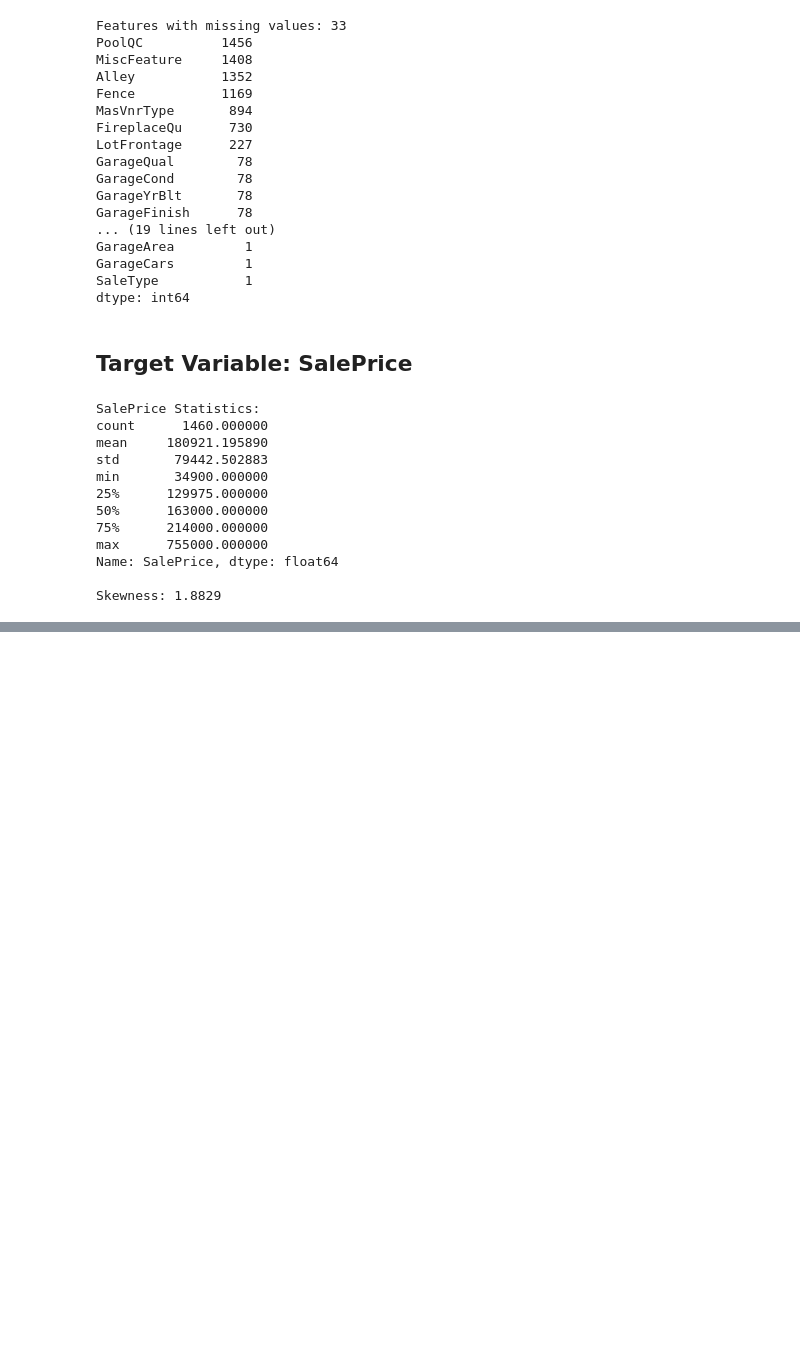
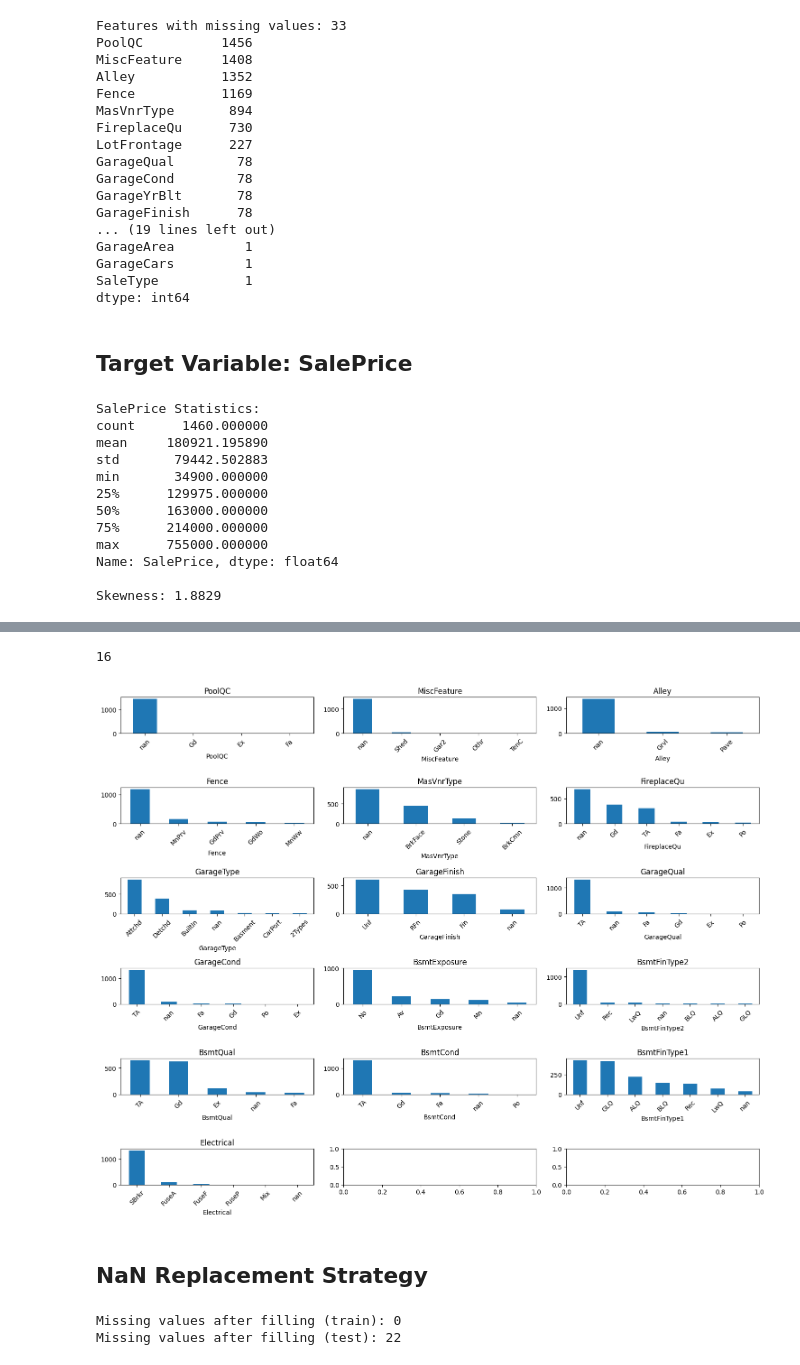
Before and after one commit to AsserMahmoud-DS/realestatecons, a Jupyter notebook: notebooks/eda.ipynb, the cells around one changed output, grey strips where cells are left out. Cells and saved outputs as stored; diff of their text form; code cells hidden in the pictures; blank space fills up the shorter version.

```diff
--- a/notebooks/eda.ipynb
+++ b/notebooks/eda.ipynb
@@ -174,0 +220,8 @@ Skewness: 1.8829
+# %%
+# Get categorical columns with missing values
+categorical_missing = [c for c in missing_cols if c in categorical_cols]
+print('Categorical columns with missing values:', categorical_missing)
+print()
+for col in categorical_missing:
+    print(f'\n{col}:')
+    print(train_df[col].value_counts(dropna=False))
@@ -174,0 +246,21 @@ Skewness: 1.8829
+# %%
+len(categorical_missing)
+# %% [output]
+16
+# %%
+# Plot bar charts for categorical features with missing values (top 10 categories)
+fig, axes = plt.subplots(6, 3, figsize=(15, 12))
+axes = axes.ravel()
+
+for i, col in enumerate(categorical_missing[:]):
+    train_df[col].value_counts(dropna=False).head(10).plot(kind='bar', ax=axes[i])
+    axes[i].set_title(f'{col}')
+    axes[i].tick_params(axis='x', rotation=45)
+
+plt.tight_layout()
+plt.savefig(BASE_DIR / 'reports' / 'figures' / 'missing_categorical_bars.png', dpi=100)
+plt.show()
+# %% [output]
+[figure, added]
+# %% [markdown]
+## NaN Replacement Strategy
@@ -174,0 +285,39 @@ Skewness: 1.8829
+# %%
+def fill_missing_values(df):
+    """Fill missing values based on the feature semantics."""
+    df = df.copy()
+
+    # Numeric: LotFrontage -> median
+    df['LotFrontage'] = df['LotFrontage'].fillna(df['LotFrontage'].median())
+
+    # Numeric: MasVnrArea -> 0 (no masonry)
+    df['MasVnrArea'] = df['MasVnrArea'].fillna(0)
+
+    # Numeric: GarageYrBlt -> 0 (no garage)
+    df['GarageYrBlt'] = df['GarageYrBlt'].fillna(0)
+
+    # Categorical: 'None' for features where NA means absence
+    na_means_none = ['PoolQC', 'MiscFeature', 'Alley', 'Fence', 'MasVnrType',
+                  'FireplaceQu', 'GarageType', 'GarageFinish', 'GarageQual',
+                  'GarageCond', 'BsmtQual', 'BsmtCond', 'BsmtExposure',
+                  'BsmtFinType1', 'BsmtFinType2']
+    for col in na_means_none:
+        if col in df.columns:
+            df[col] = df[col].fillna('None')
+
+    # Electrical: Fill with mode (most common)
+    if 'Electrical' in df.columns:
+        df['Electrical'] = df['Electrical'].fillna(df['Electrical'].mode()[0])
+
+    return df
+
+# Apply to train and test
+train_filled = fill_missing_values(train_df)
+test_filled = fill_missing_values(test_df)
+
+# Verify no missing values remain
+print('Missing values after filling (train):', train_filled.isnull().sum().sum())
+print('Missing values after filling (test):', test_filled.isnull().sum().sum())
+# %% [output]
+Missing values after filling (train): 0
+Missing values after filling (test): 22
```
Also changed, not shown: parts of 8 cells of this notebook.
